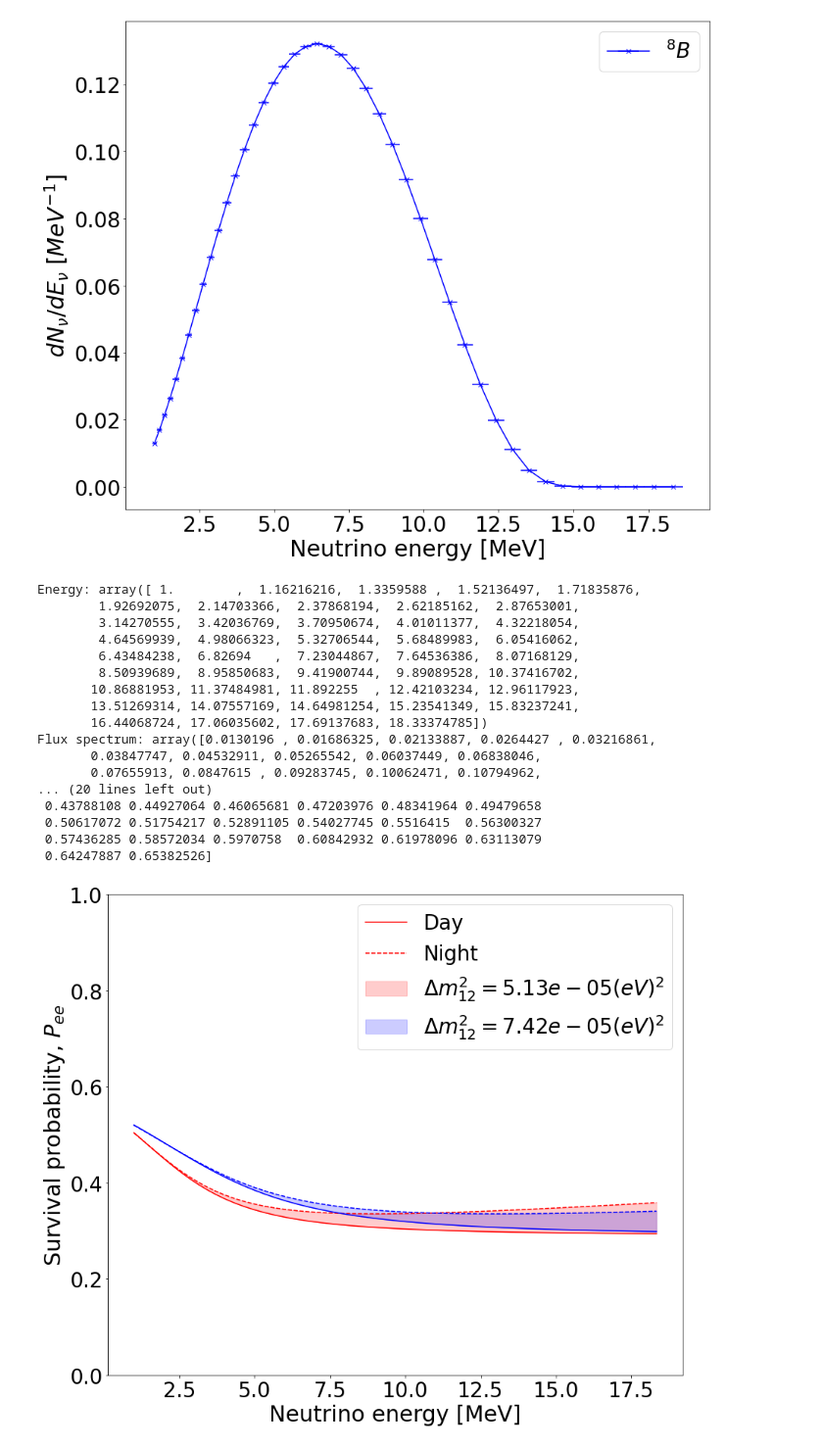
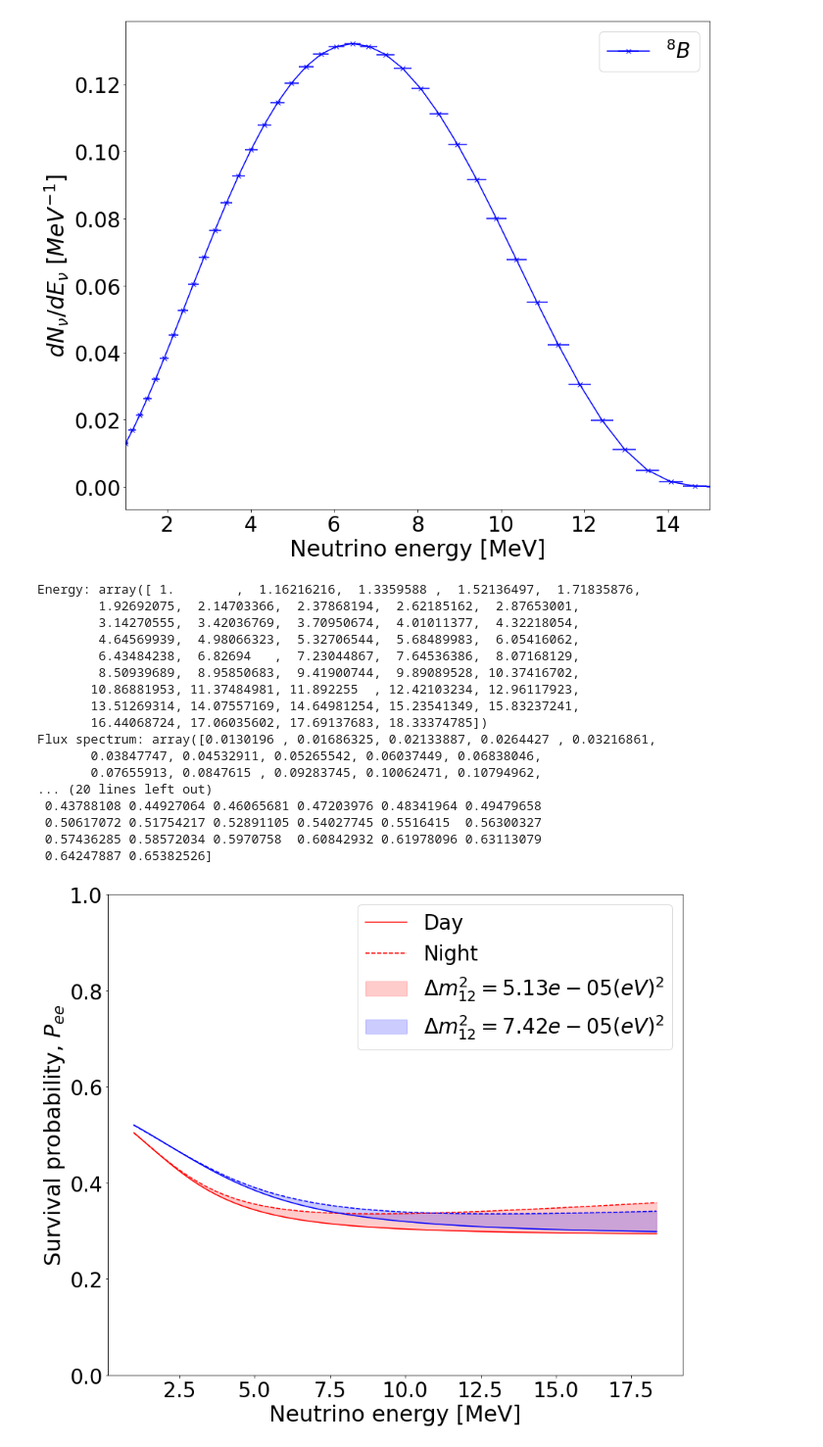
Before and after one commit to nlane314/soLAr-sens, a Jupyter notebook: notebooks/projsens.ipynb, the cells around one changed output. Shown at 98% size. Saved outputs shown, nothing was run; the diff lists cells and outputs as text; code cells hidden in the pictures.

```diff
--- a/notebooks/projsens.ipynb
+++ b/notebooks/projsens.ipynb
@@ -88,34 +88,35 @@ bwidth = 2*uncer
 tckB8 = interpolate.splrep(EvB8, EvdataB8)
 yB8 = interpolate.splev(xdata, tckB8, der=0)
 
 yB8[yB8 < 0] = 0 # removes negative values
 fluxspec = yB8
 
 plt.figure(figsize=(14,12))
 
 plt.errorbar(xdata, yB8, xerr=uncer, marker="x", color="blue", label=r'${}^{8}B$') # add yerrs from csv file
 
 plt.xlabel('Neutrino energy [MeV]',fontsize=30)
 plt.ylabel(r'$d N_{\nu}/d E_{\nu}$ [$MeV^{-1}$]',fontsize=30)
 plt.xticks(fontsize=28)
 
 plt.yticks(fontsize=28)
 #plt.yscale('log')
 
 plt.legend(fontsize=28)
+plt.xlim(1,15)
 
 plt.savefig('../figures/B8spectrum.png', bbox_inches='tight')
 
 plt.show()
 
 print('Energy:', repr(xdata[0:len(fluxspec)]))
 print('Flux spectrum:', repr(fluxspec))
 print('Peak energy:', xdata[fluxspec == np.max(fluxspec)])
 print('Normalisation:', np.sum(yB8*bwidth))
 print('Data points:', xdata)
 print('Bin widths:', bwidth)
 # %% [output]
-[figure, old version]
+[figure, new version]
 Energy: array([ 1.        ,  1.16216216,  1.3359588 ,  1.52136497,  1.71835876,
         1.92692075,  2.14703366,  2.37868194,  2.62185162,  2.87653001,
         3.14270555,  3.42036769,  3.70950674,  4.01011377,  4.32218054,
```
Also changed, not shown: parts of 1 cell of this notebook.
